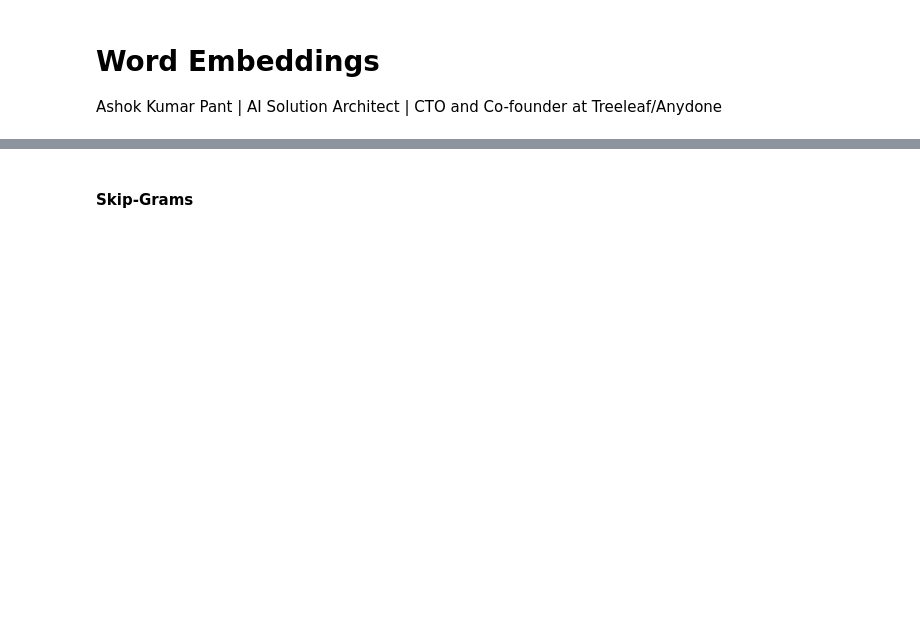
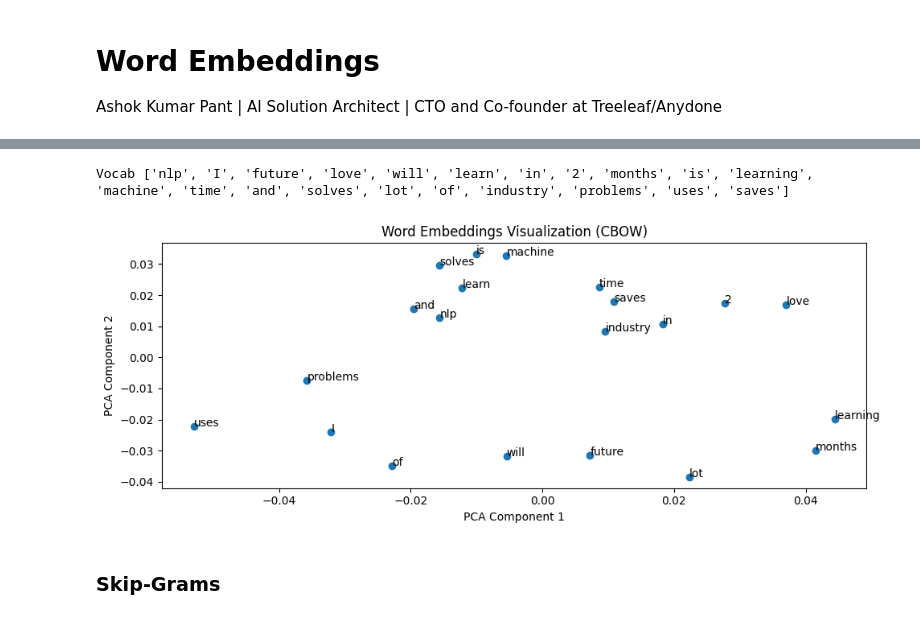
Before and after one commit to ashokpant/aicl434-llms, a Jupyter notebook: aicl434llms/ch1/5.word_embeddings.ipynb, the cells around one changed output, grey strips where cells are left out. Drawn from its saved outputs; the diff is of its cells as text; code cells hidden in the pictures; blank space fills up the shorter version.

Commit message:
Add word embeddings

```diff
--- a/aicl434llms/ch1/5.word_embeddings.ipynb
+++ b/aicl434llms/ch1/5.word_embeddings.ipynb
@@ -37,0 +79,17 @@ Successfully installed scipy-1.13.1
+# %%
+# Use the model
+
+# Load saved model
+model = Word2Vec.load('cbow.bin')
+vocab = list(model.wv.index_to_key)
+print("Vocab", vocab)
+
+word1 = "learn"
+word2 = "solves"
+vector1 = model.wv[word1]
+vector2 = model.wv[word2]
+print(word1, vector1)
+print(word2, vector2)
+
+sim = model.wv.similarity(word1, word2)
+print(f"Similarity({word1}, {word2}):", sim)
@@ -38,3 +107,31 @@ Successfully installed scipy-1.13.1
+# %%
+from sklearn.decomposition import PCA
+import matplotlib.pyplot as plt
+
+# Visualize embeddings
+# Apply PCA for dimensionality reduction
+pca = PCA(n_components=2)
+vocab = list(model.wv.index_to_key)
+print("Vocab", vocab)
+vectors = [model.wv[word] for word in vocab]
+result = pca.fit_transform(vectors)
+
+# Create scatter plot
+plt.figure(figsize=(10, 4))
+plt.scatter(result[:, 0], result[:, 1])
+
+# Annotate points with words
+for i, word in enumerate(vocab):
+    plt.annotate(word, xy=(result[i, 0], result[i, 1]))
+
+plt.title('Word Embeddings Visualization (CBOW)')
+plt.xlabel('PCA Component 1')
+plt.ylabel('PCA Component 2')
+plt.tight_layout()
+plt.show()
+# %% [output]
+Vocab ['nlp', 'I', 'future', 'love', 'will', 'learn', 'in', '2', 'months', 'is', 'learning', 'machine', 'time', 'and', 'solves', 'lot', 'of', 'industry', 'problems', 'uses', 'saves']
+[figure, added]
 # %% [markdown]
-#### Skip-Grams
+### Skip-Grams
 # %%
```
Also changed, not shown: parts of 26 cells of this notebook, 2 other files.
